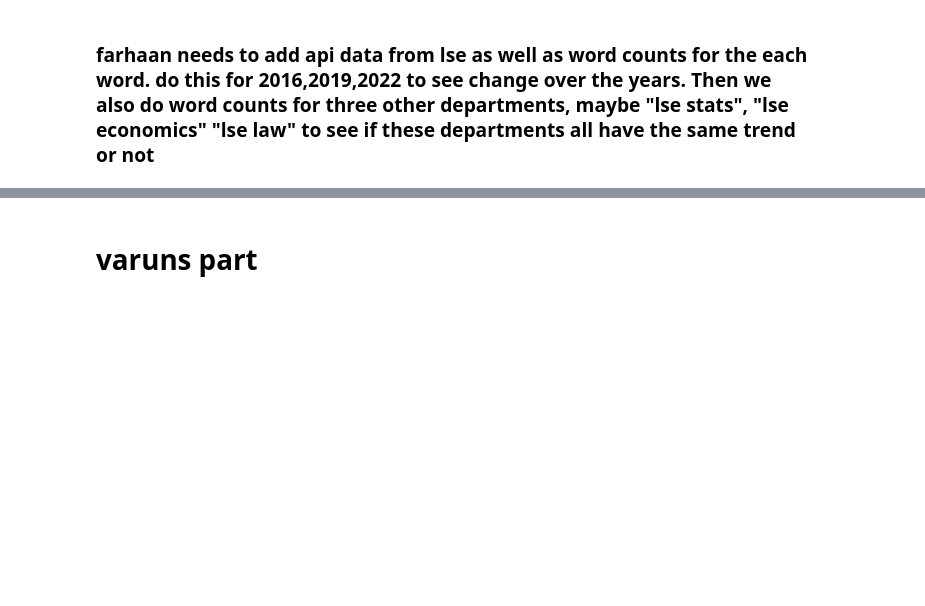
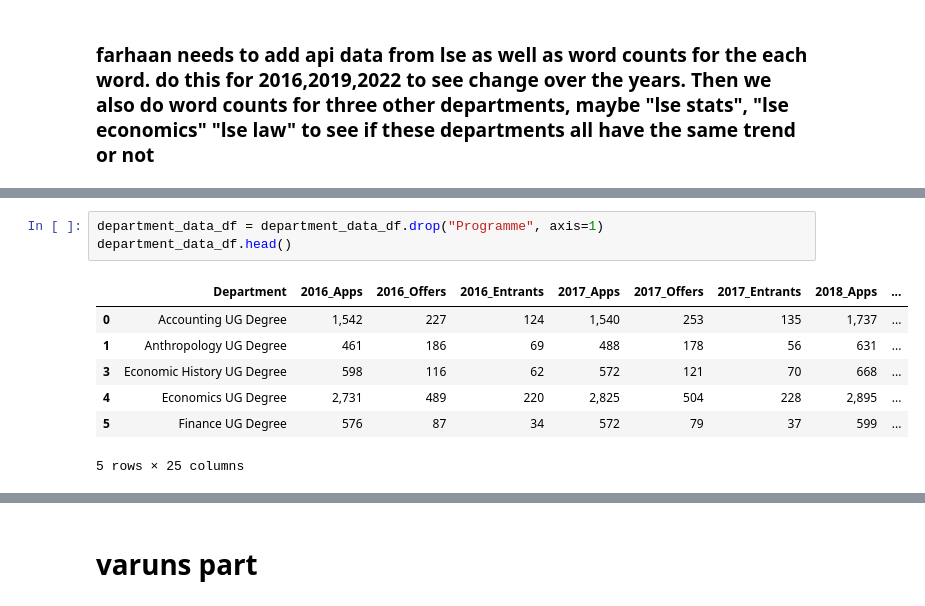
Before and after one commit to st115-smurf-account/st115-group-project, a Jupyter notebook: PDF.ipynb, the cells around one changed output, grey strips where cells are left out. Saved outputs shown, nothing was run; the diff lists cells and outputs as text; blank space fills up the shorter version.

Commit message:
data cleaned

```diff
--- a/PDF.ipynb
+++ b/PDF.ipynb
@@ -206,0 +297,11 @@ Index(['Department', 'Programme', '2016_Apps', '2016_Offers', '2016_Entrants',
+# %%
+department_data_df = department_data_df.drop("Programme", axis=1)
+department_data_df.head()
+# %% [output]
+|  | Department | 2016_Apps | 2016_Offers | 2016_Entrants | 2017_Apps | 2017_Offers | 2017_Entrants | 2018_Apps | ... |
+| 0 | Accounting UG Degree | 1,542 | 227 | 124 | 1,540 | 253 | 135 | 1,737 | ... |
+| 1 | Anthropology UG Degree | 461 | 186 | 69 | 488 | 178 | 56 | 631 | ... |
+| 3 | Economic History UG Degree | 598 | 116 | 62 | 572 | 121 | 70 | 668 | ... |
+| 4 | Economics UG Degree | 2,731 | 489 | 220 | 2,825 | 504 | 228 | 2,895 | ... |
+| 5 | Finance UG Degree | 576 | 87 | 34 | 572 | 79 | 37 | 599 | ... |
+5 rows × 25 columns
```
Also changed, not shown: parts of 20 cells of this notebook.
